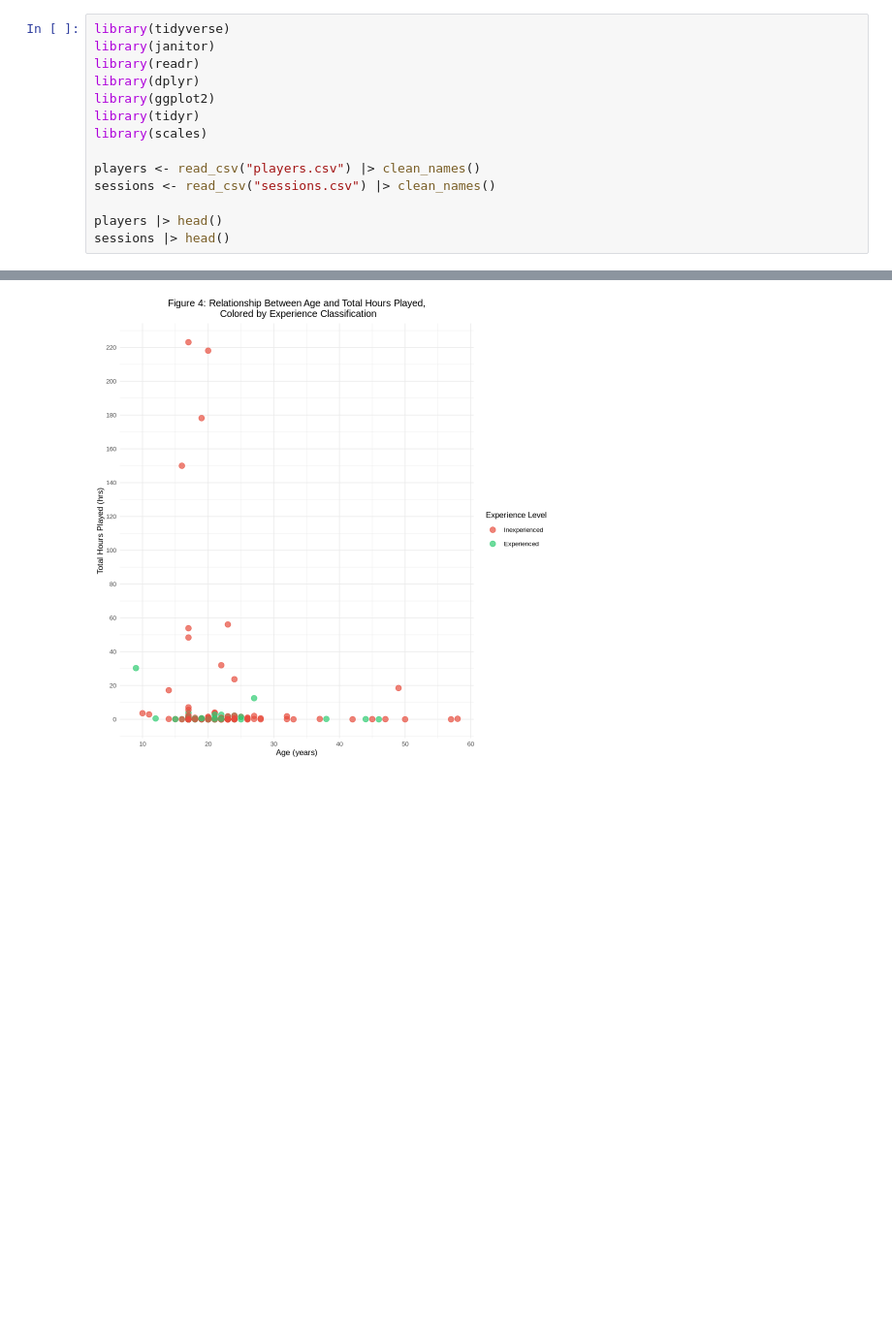
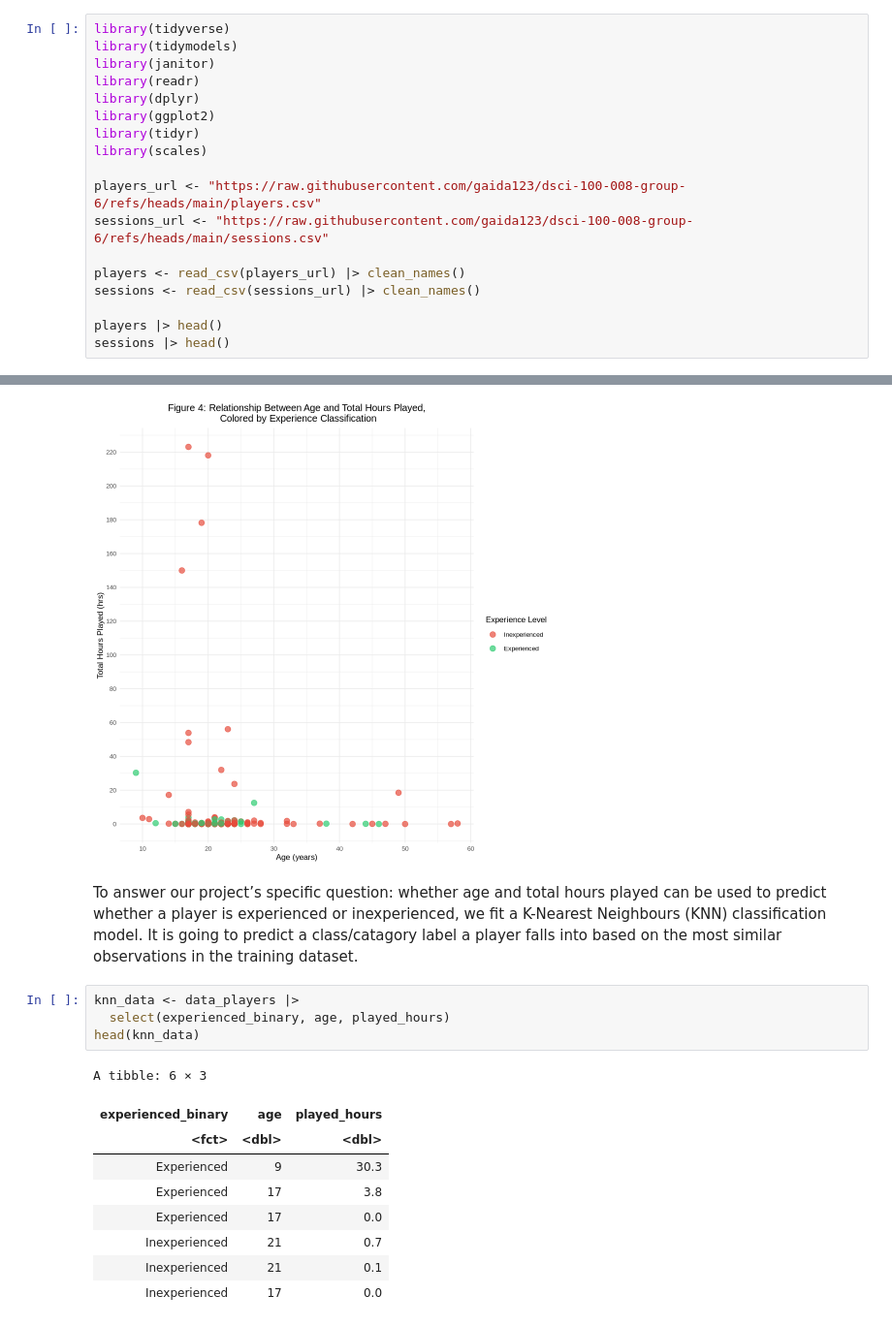
Before and after one commit to gaida123/dsci-100-008-group-6, a Jupyter notebook: DSCI 100 Group Project Methods & Results.ipynb, the cells around one changed output, grey strips where cells are left out. Shown at 97% size. Saved outputs shown, nothing was run; the diff lists cells and outputs as text; blank space fills up the shorter version.

Commit message:
KNN modeling

```diff
--- a/DSCI 100 Group Project Methods & Results.ipynb
+++ b/DSCI 100 Group Project Methods & Results.ipynb
@@ -14,6 +14,7 @@ To address this question, we first prepare and clean the data to ensure that age
 The first step of the analysis was to load the necessary R packages, including tidyverse, janitor, dplyr, ggplot2, and readr, which collectively provide tools for data manipulation, cleaning, and visualization. The code then imports two datasets - players.csv and sessions.csv and cleans their column names using clean_names() for consistency. Previewing the first few rows of each dataset allows us to verify that the files loaded correctly and that key variables such as age, played_hours, and experience are present. This initial step establishes a reliable foundation for all subsequent analysis.
 # %%
 library(tidyverse)
+library(tidymodels)
 library(janitor)
 library(readr)
 library(dplyr)
@@ -21,8 +22,11 @@ library(ggplot2)
 library(tidyr)
 library(scales)
 
-players <- read_csv("players.csv") |> clean_names()
-sessions <- read_csv("sessions.csv") |> clean_names()
+players_url <- "https://raw.githubusercontent.com/gaida123/dsci-100-008-group-6/refs/heads/main/players.csv"
+sessions_url <- "https://raw.githubusercontent.com/gaida123/dsci-100-008-group-6/refs/heads/main/sessions.csv"
+
+players <- read_csv(players_url) |> clean_names()
+sessions <- read_csv(sessions_url) |> clean_names()
 
 players |> head()
 sessions |> head()
@@ -228,3 +232,19 @@ Warning message:
 “Removed 2 rows containing missing values or values outside the scale range
 (`geom_point()`).”
 [figure]
+# %% [markdown]
+To answer our project’s specific question: whether age and total hours played can be used to predict whether a player is experienced or inexperienced, we fit a K-Nearest Neighbours (KNN) classification model. It is going to predict a class/catagory label a player falls into based on the most similar observations in the training dataset.
+# %%
+knn_data <- data_players |>
+  select(experienced_binary, age, played_hours)
+head(knn_data)
+# %% [output]
+A tibble: 6 × 3
+| experienced_binary | age | played_hours |
+| <fct> | <dbl> | <dbl> |
+| Experienced | 9 | 30.3 |
+| Experienced | 17 | 3.8 |
+| Experienced | 17 | 0.0 |
+| Inexperienced | 21 | 0.7 |
+| Inexperienced | 21 | 0.1 |
+| Inexperienced | 17 | 0.0 |
```
Also changed, not shown: parts of 8 cells of this notebook.
